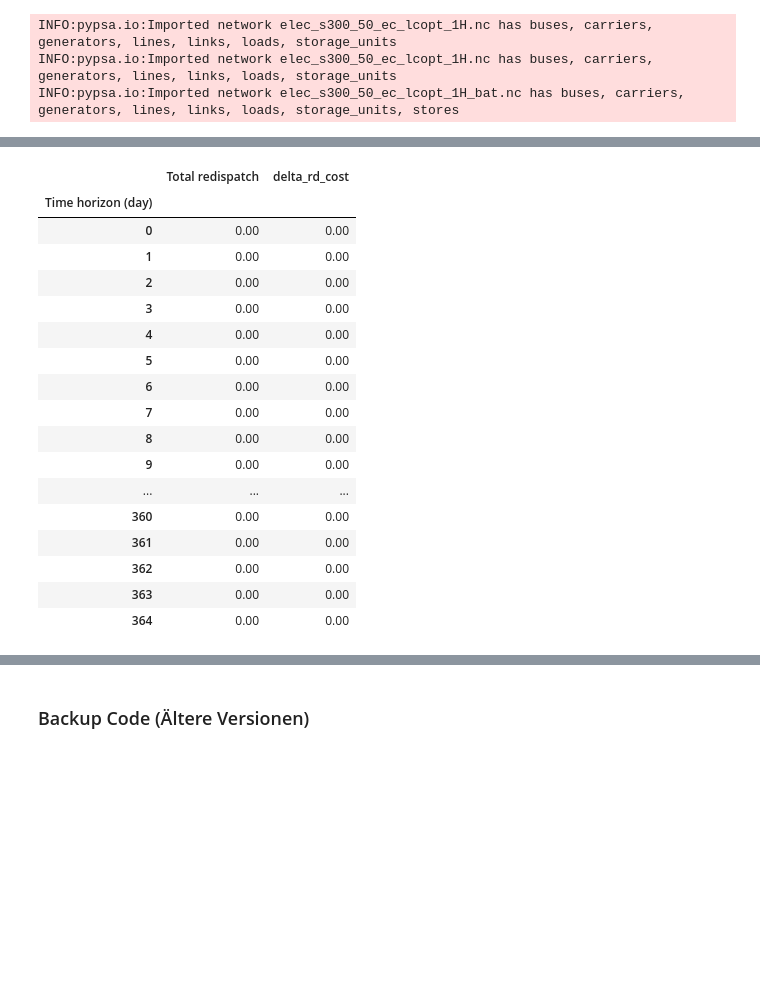
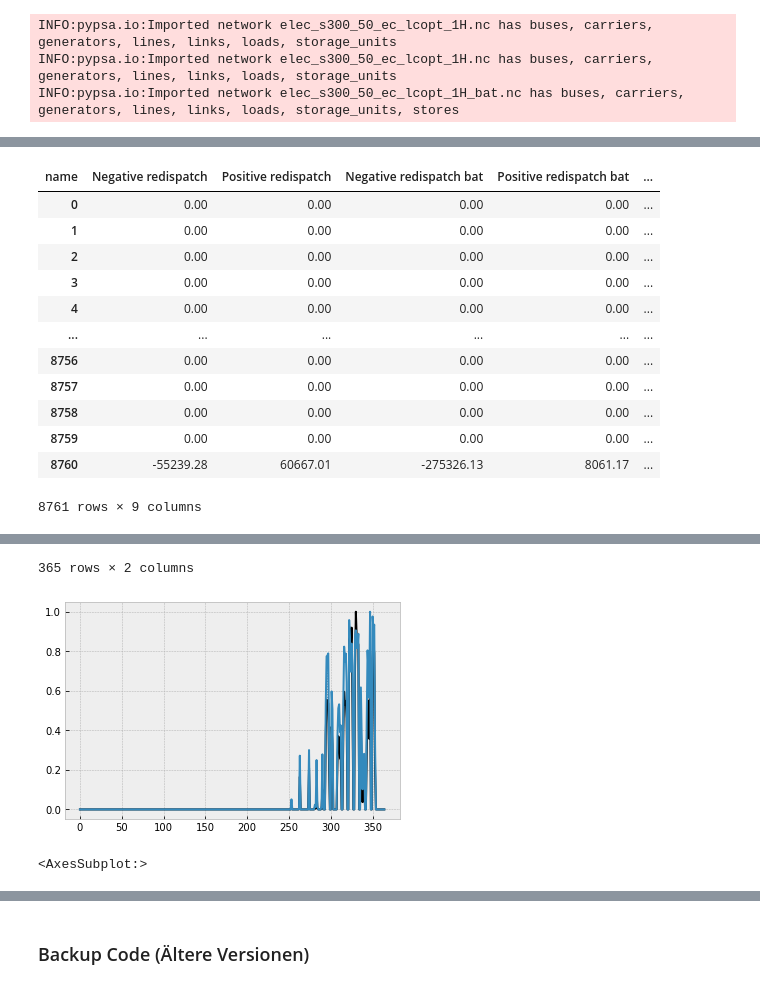
Before and after one commit to WillemDafoe42/pypsa-eur, a Jupyter notebook: Jupyter Notebook/Pypsa-eur analysis.ipynb, the cells around one changed output, grey strips where cells are left out. Saved outputs shown, nothing was run; the diff lists cells and outputs as text; code cells hidden in the pictures; blank space fills up the shorter version.

```diff
--- a/Jupyter Notebook/Pypsa-eur analysis.ipynb
+++ b/Jupyter Notebook/Pypsa-eur analysis.ipynb
@@ -1,5 +1,5 @@
 # %%
-#Willem Master's Thesis
+# Masters Thesis willem
 
 import pypsa
 import matplotlib.pyplot as plt
@@ -9,6 +9,8 @@ import numpy as np
 import pickle as pkl
 from sklearn.preprocessing import MinMaxScaler
 import glob
+from dtw import *
+import itertools
 
 plt.style.use ("bmh")
 from pprint import *
@@ -21,8 +23,8 @@ logger.setLevel(logging.CRITICAL)
 
 
 
-from sklearn_extra.cluster import KMedoids
+#from sklearn_extra.cluster import KMedoids
 
 # Display options
 pd.set_option('display.max_columns', None)
-pd.set_option('display.max_rows', 365)
+pd.set_option('display.max_rows', 40)
@@ -980,15 +991,22 @@ df_obj = pd.concat([df_curtail_cost["sum_curtailment_cost"],
                               df_curtail_cost_bat["sum_curtailment_cost_bat"],
                               df_ramp_cost["sum_ramp_cost"],
                               df_ramp_cost_bat["sum_ramp_cost_bat"]], axis = 1)
+df_obj["redispatch_cost"] = df_obj["sum_curtailment_cost"] + df_obj["sum_ramp_cost"]
+df_obj["redispatch_cost_bat"] = df_obj["sum_curtailment_cost_bat"] + df_obj["sum_ramp_cost_bat"]
 df_obj["delta_ramp_cost"] = df_obj["sum_ramp_cost_bat"] - df_obj["sum_ramp_cost"]
 df_obj["delta_curtailment_cost"] = df_obj["sum_curtailment_cost_bat"].round(2) - \
                                              df_obj["sum_curtailment_cost"].round(2)
 df_obj["delta_rd_cost"] = df_obj["delta_curtailment_cost"] + df_obj["delta_ramp_cost"]
 
-# create dataframe for daily redispatch
+# create dataframe for DAILY redispatch
 df_obj_day = df_obj.groupby(np.arange(len(df_obj))//24).sum()
 df_obj_day.index.rename("Time horizon (day)", inplace = True)
 display(df_obj_day)
+
+# create dataframe for WEEKLY redispatch
+df_obj_week= df_obj_day.groupby(np.arange(len(df_obj_day))//7).sum()[:-1]
+df_obj_week.index.rename("Time horizon (week)", inplace = True)
+display(df_obj_week)
 # %% [output]
 9278982771.748869
 2922440.943881002
@@ -1040,6 +1131,7 @@ df_bat_nobat["Total redispatch difference"] = df_bat_nobat["Total redispatch bat
 df_bat_nobat.index.rename("Time horizon (hour)", inplace = True)
 df_bat_nobat = df_bat_nobat.append(df_bat_nobat.sum(axis = 0), ignore_index = True)
 
+display(df_bat_nobat)
 # Analyze: are the days of most cost reduction also the days of most redispatch power in the no_bat scenario?
 # --------------
 
@@ -1063,52 +1155,48 @@ def get_dtw_diff_matrix(cols:list):
     # convert to pandas dataframe
     dtw_diff_df = pd.DataFrame(diff_matrix).T.reset_index()\
       .rename(columns = {"level_0":"Delta_obj_day", "level_1":"Total redispatch", 0:"diff"})\
       .pivot_table(index = "Delta_obj_day", columns = "Total redispatch", values = "diff")
     return dtw_diff_df
 
 
 
 # Create dtw dataframe and scale it so that dynamic time warping can be applied
 df_bat_nobat_day = df_bat_nobat.iloc[:-1].groupby(np.arange(len(df_obj))//24).sum()
 df_bat_nobat_day.index.rename("Time horizon (day)", inplace = True)
 df_dtw = pd.concat([df_bat_nobat_day["Total redispatch"], - df_obj_day["delta_rd_cost"]], axis = 1).round(2)
 df_dtw[df_dtw == -0.0] = 0
 scaler = MinMaxScaler()
 df_dtw[["Total redispatch","delta_rd_cost"]] = scaler.fit_transform(df_dtw[["Total redispatch","delta_rd_cost"]])
-
+dtw_diff = dtw(df_dtw.iloc[:, 0], df_dtw.iloc[:, 1], keep_internals=True,
+               step_pattern=rabinerJuangStepPattern(2, "b"))
 
 display(df_dtw)
-
+dtw_diff.plot(type="twoway")
 
 
 
 
 
 #### TODO: CHECK WHETHER POSITIVE AND NEGATIVE POWER STATS ARE CORRECT
 
 
 
 # # Dispatch time series
 # df_dispatch_t = network.generators_t.p.copy()
 # df_dispatch_t["Sum"] = df_dispatch_t.sum(axis = 1)
 # %% [output]
-|  | Total redispatch | delta_rd_cost |
-| Time horizon (day) |  |  |
-| 0 | 0.00 | 0.00 |
-| 1 | 0.00 | 0.00 |
-| 2 | 0.00 | 0.00 |
-| 3 | 0.00 | 0.00 |
-| 4 | 0.00 | 0.00 |
-| 5 | 0.00 | 0.00 |
-| 6 | 0.00 | 0.00 |
-| 7 | 0.00 | 0.00 |
-| 8 | 0.00 | 0.00 |
-| 9 | 0.00 | 0.00 |
-| ... | ... | ... |
-| 360 | 0.00 | 0.00 |
-| 361 | 0.00 | 0.00 |
-| 362 | 0.00 | 0.00 |
-| 363 | 0.00 | 0.00 |
-| 364 | 0.00 | 0.00 |
+| name | Negative redispatch | Positive redispatch | Negative redispatch bat | Positive redispatch bat | ... |
+| 0 | 0.00 | 0.00 | 0.00 | 0.00 | ... |
+| 1 | 0.00 | 0.00 | 0.00 | 0.00 | ... |
+| 2 | 0.00 | 0.00 | 0.00 | 0.00 | ... |
+| 3 | 0.00 | 0.00 | 0.00 | 0.00 | ... |
+| 4 | 0.00 | 0.00 | 0.00 | 0.00 | ... |
+| ... | ... | ... | ... | ... | ... |
+| 8756 | 0.00 | 0.00 | 0.00 | 0.00 | ... |
+| 8757 | 0.00 | 0.00 | 0.00 | 0.00 | ... |
+| 8758 | 0.00 | 0.00 | 0.00 | 0.00 | ... |
+| 8759 | 0.00 | 0.00 | 0.00 | 0.00 | ... |
+| 8760 | -55239.28 | 60667.01 | -275326.13 | 8061.17 | ... |
+8761 rows × 9 columns
 |  | Total redispatch | delta_rd_cost |
 | Time horizon (day) |  |  |
@@ -1131,3 +1214,6 @@ display(df_dtw)
+365 rows × 2 columns
+[figure, added]
+<AxesSubplot:>
 # %%
 # Plots of objective and redispatch power reduction
 # ------------
```
Also changed, not shown: parts of 14 cells of this notebook, 50 other files.
